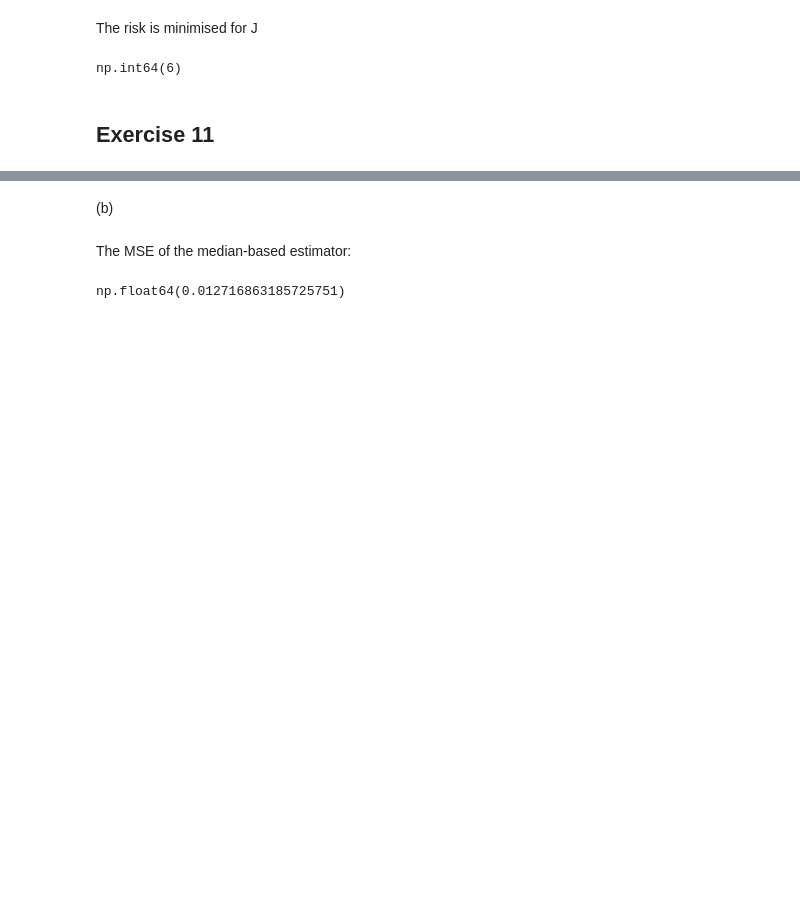
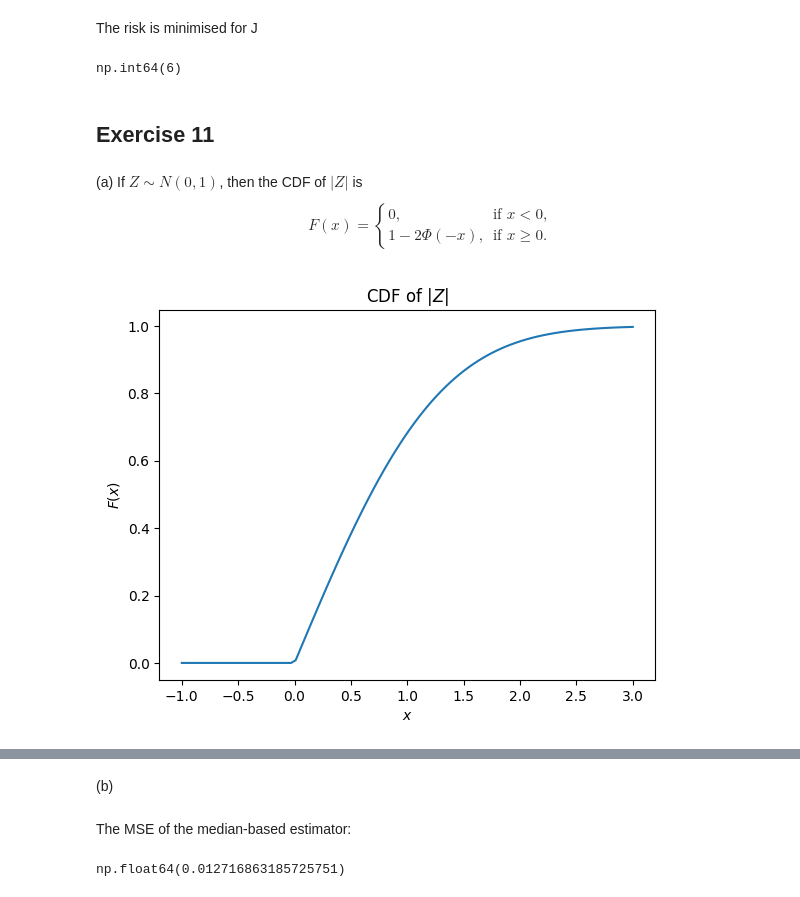
Before and after one commit to aglebov/all-of-statistics, a Jupyter notebook: ch21/exercises.ipynb, the cells around one changed output, grey strips where cells are left out. Drawn from its saved outputs; the diff is of its cells as text; code cells hidden in the pictures; blank space fills up the shorter version.

```diff
--- a/ch21/exercises.ipynb
+++ b/ch21/exercises.ipynb
@@ -602,3 +602,21 @@ J_opt
 np.int64(6)
 # %% [markdown]
 ## Exercise 11
+# %% [markdown]
+(a) If $Z \sim N(0,1)$, then the CDF of $|Z|$ is
+$$F(x) = \begin{cases}
+0, &\text{if } x < 0,\\
+1 - 2\Phi(-x), &\text{if } x \geq 0.
+\end{cases}$$
+# %%
+def F(x):
+    return np.where(x > 0, 1 - 2 * stats.norm.cdf(-x), 0)
+# %%
+xs = np.linspace(-1, 3, 100)
+fig, ax = plt.subplots()
+ax.plot(xs, F(xs));
+ax.set_xlabel('$x$');
+ax.set_ylabel('$F(x)$');
+ax.set_title('CDF of $|Z|$');
+# %% [output]
+[figure, added]
```
Also changed, not shown: parts of 3 cells of this notebook.
